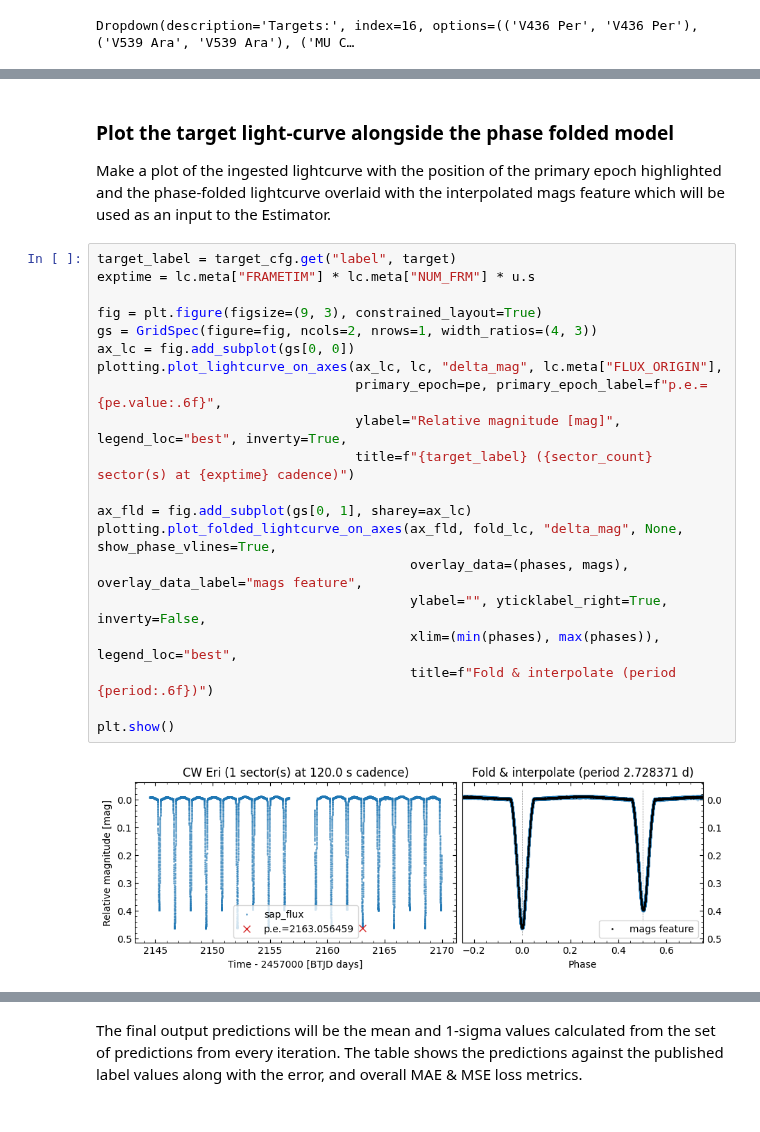
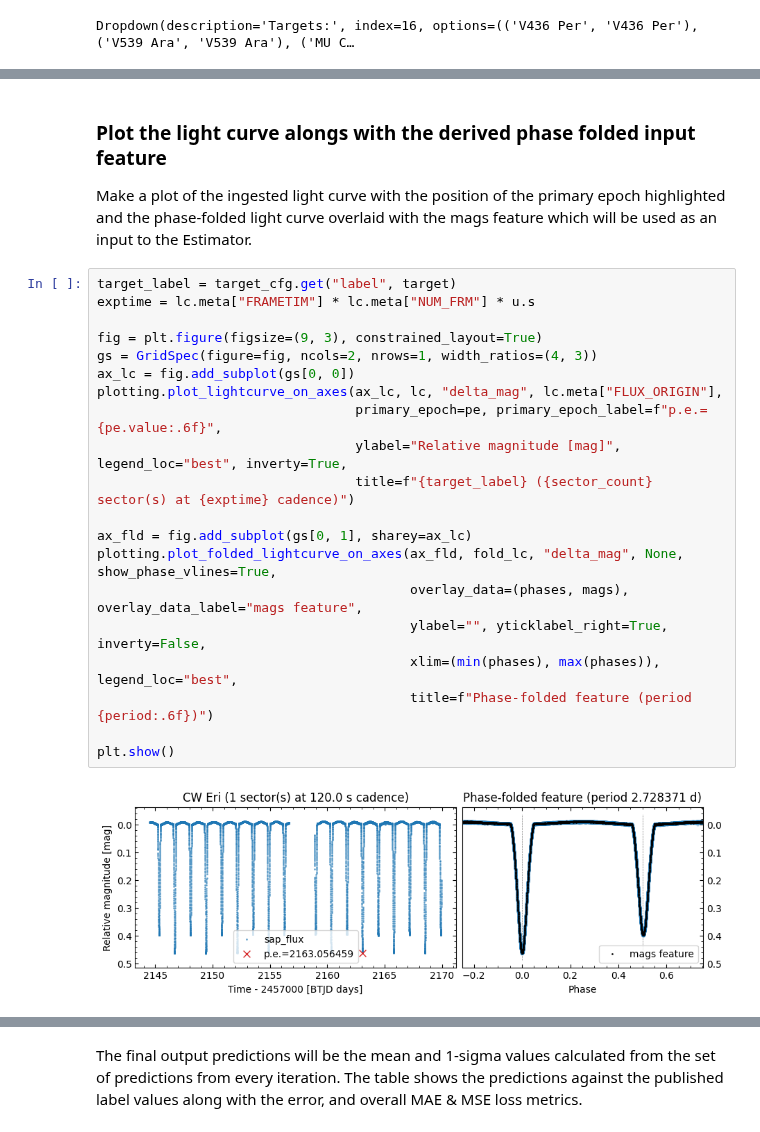
Before and after one commit to SteveOv/ebop_maven, a Jupyter notebook: model_interactive_tester.ipynb, the cells around one changed output, grey strips where cells are left out. Cells and saved outputs as stored; diff of their text form.

Commit message:
improved narrative text (incl. lightcurve to light curve)

```diff
--- a/model_interactive_tester.ipynb
+++ b/model_interactive_tester.ipynb
@@ -144,30 +148,30 @@ Creating folded and phase normalized lightcurves about btjd 2163.056459177 & 2.7
 # %% [markdown]
-### Plot the target light-curve alongside the phase folded model
-Make a plot of the ingested lightcurve with the position of the primary epoch
-highlighted and the phase-folded lightcurve overlaid with the interpolated mags
-feature which will be used as an input to the Estimator.
+### Plot the light curve alongs with the derived phase folded input feature
+Make a plot of the ingested light curve with the position of the primary epoch
+highlighted and the phase-folded light curve overlaid with the mags feature
+which will be used as an input to the Estimator.
 # %%
 target_label = target_cfg.get("label", target)
 exptime = lc.meta["FRAMETIM"] * lc.meta["NUM_FRM"] * u.s
 
 fig = plt.figure(figsize=(9, 3), constrained_layout=True)
 gs = GridSpec(figure=fig, ncols=2, nrows=1, width_ratios=(4, 3))
 ax_lc = fig.add_subplot(gs[0, 0])
 plotting.plot_lightcurve_on_axes(ax_lc, lc, "delta_mag", lc.meta["FLUX_ORIGIN"],
                                  primary_epoch=pe, primary_epoch_label=f"p.e.={pe.value:.6f}",
                                  ylabel="Relative magnitude [mag]", legend_loc="best", inverty=True,
                                  title=f"{target_label} ({sector_count} sector(s) at {exptime} cadence)")
 
 ax_fld = fig.add_subplot(gs[0, 1], sharey=ax_lc)
 plotting.plot_folded_lightcurve_on_axes(ax_fld, fold_lc, "delta_mag", None, show_phase_vlines=True,
                                         overlay_data=(phases, mags), overlay_data_label="mags feature",
                                         ylabel="", yticklabel_right=True, inverty=False,
                                         xlim=(min(phases), max(phases)), legend_loc="best",
-                                        title=f"Fold & interpolate (period {period:.6f})")
+                                        title=f"Phase-folded feature (period {period:.6f})")
 
 plt.show()
 # %% [output]
-[figure, old version]
+[figure, new version]
 # %% [markdown]
 ### Estimate the JKTEBOP fitting parameters
 This is where the magic happens!
```
Also changed, not shown: parts of 14 cells of this notebook, 4 other files.
